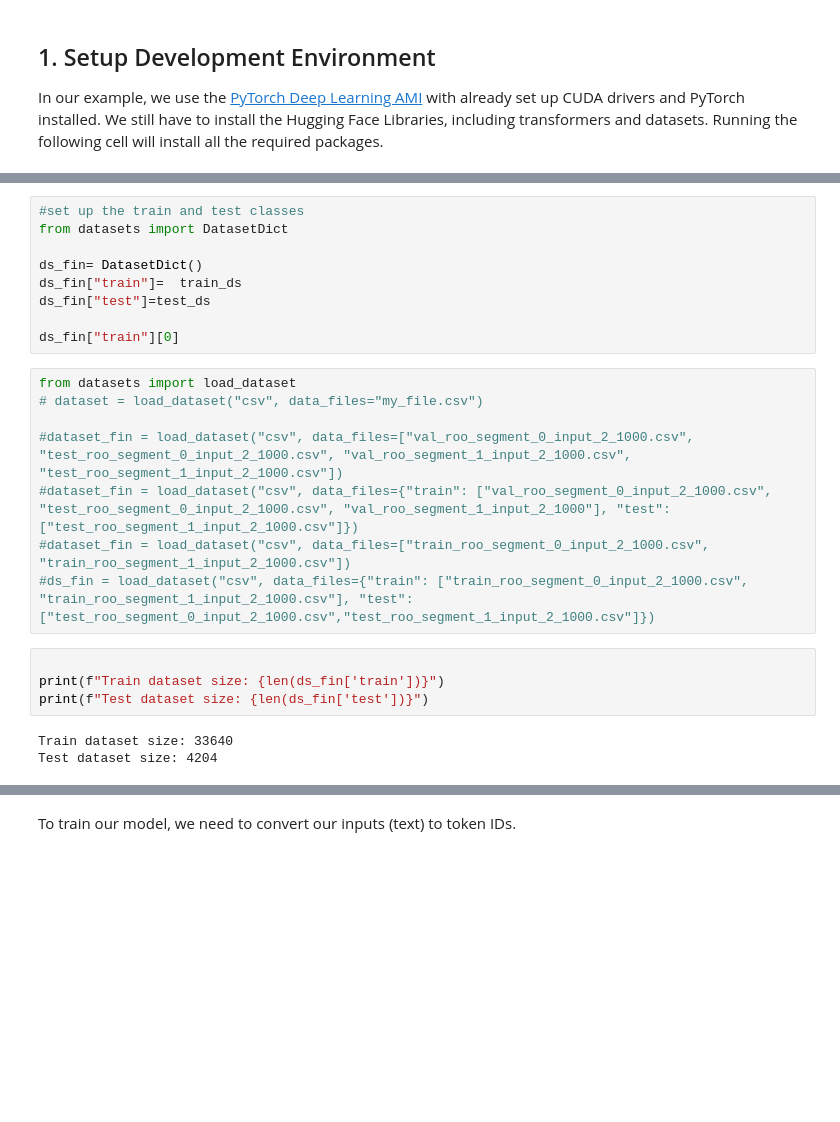
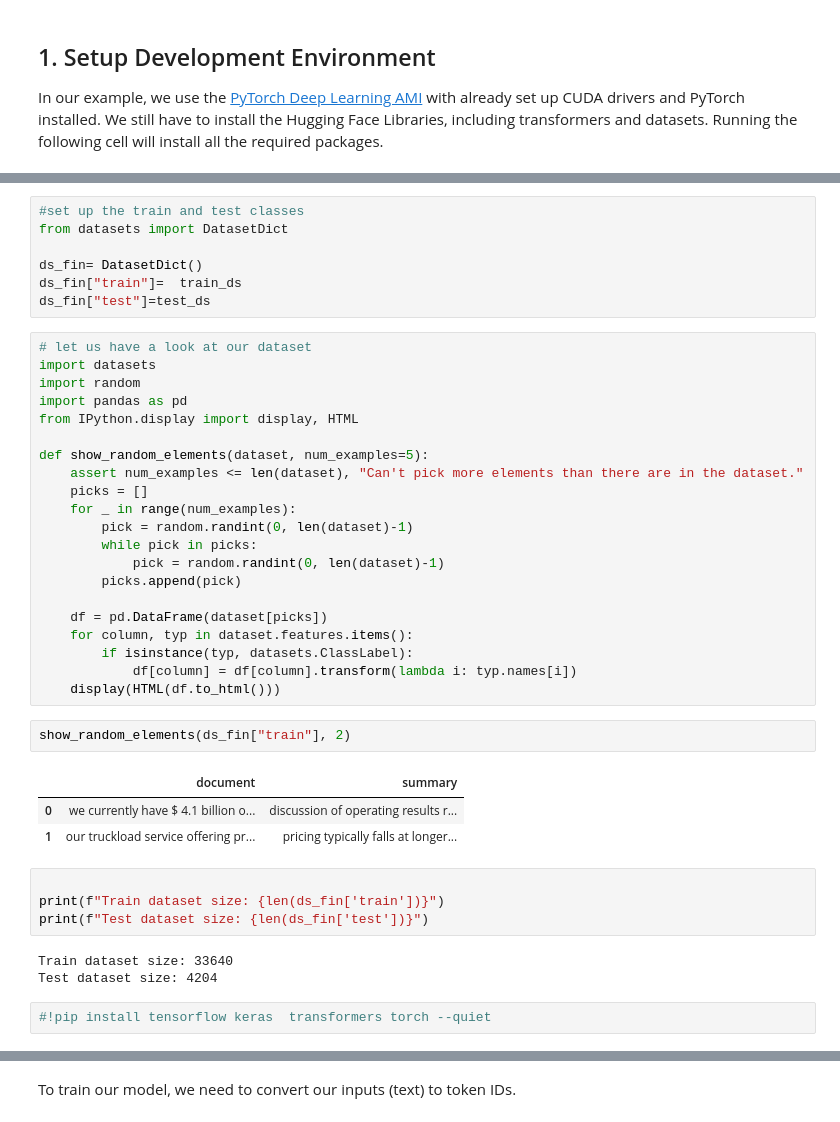
Before and after one commit to SuperEllipse/LLM-demo-on-CML, a Jupyter notebook: financialreport_summarization.ipynb, the cells around one changed output, grey strips where cells are left out. Saved outputs shown, nothing was run; the diff lists cells and outputs as text; blank space fills up the shorter version.

```diff
--- a/financialreport_summarization.ipynb
+++ b/financialreport_summarization.ipynb
@@ -104,16 +120,33 @@ from datasets import DatasetDict
 ds_fin= DatasetDict()
 ds_fin["train"]=  train_ds
 ds_fin["test"]=test_ds
-
-ds_fin["train"][0]
-# %%
-from datasets import load_dataset
-# dataset = load_dataset("csv", data_files="my_file.csv")
-
-#dataset_fin = load_dataset("csv", data_files=["val_roo_segment_0_input_2_1000.csv", "test_roo_segment_0_input_2_1000.csv", "val_roo_segment_1_input_2_1000.csv", "test_roo_segment_1_input_2_1000.csv"])
-#dataset_fin = load_dataset("csv", data_files={"train": ["val_roo_segment_0_input_2_1000.csv", "test_roo_segment_0_input_2_1000.csv", "val_roo_segment_1_input_2_1000"], "test": ["test_roo_segment_1_input_2_1000.csv"]})
-#dataset_fin = load_dataset("csv", data_files=["train_roo_segment_0_input_2_1000.csv", "train_roo_segment_1_input_2_1000.csv"])
-#ds_fin = load_dataset("csv", data_files={"train": ["train_roo_segment_0_input_2_1000.csv", "train_roo_segment_1_input_2_1000.csv"], "test": ["test_roo_segment_0_input_2_1000.csv","test_roo_segment_1_input_2_1000.csv"]})
+# %%
+# let us have a look at our dataset
+import datasets
+import random
+import pandas as pd
+from IPython.display import display, HTML
+
+def show_random_elements(dataset, num_examples=5):
+    assert num_examples <= len(dataset), "Can't pick more elements than there are in the dataset."
+    picks = []
+    for _ in range(num_examples):
+        pick = random.randint(0, len(dataset)-1)
+        while pick in picks:
+            pick = random.randint(0, len(dataset)-1)
+        picks.append(pick)
+
+    df = pd.DataFrame(dataset[picks])
+    for column, typ in dataset.features.items():
+        if isinstance(typ, datasets.ClassLabel):
+            df[column] = df[column].transform(lambda i: typ.names[i])
+    display(HTML(df.to_html()))
+# %%
+show_random_elements(ds_fin["train"], 2)
+# %% [output]
+|  | document | summary |
+| 0 | we currently have $ 4.1 billion o... | discussion of operating results r... |
+| 1 | our truckload service offering pr... | pricing typically falls at longer... |
 # %%
 
 print(f"Train dataset size: {len(ds_fin['train'])}")
@@ -121,4 +154,6 @@ print(f"Test dataset size: {len(ds_fin['test'])}")
 # %% [output]
 Train dataset size: 33640
 Test dataset size: 4204
+# %%
+#!pip install tensorflow keras  transformers torch --quiet
 # %%
```
Also changed, not shown: parts of 59 cells of this notebook, 2 other files.
